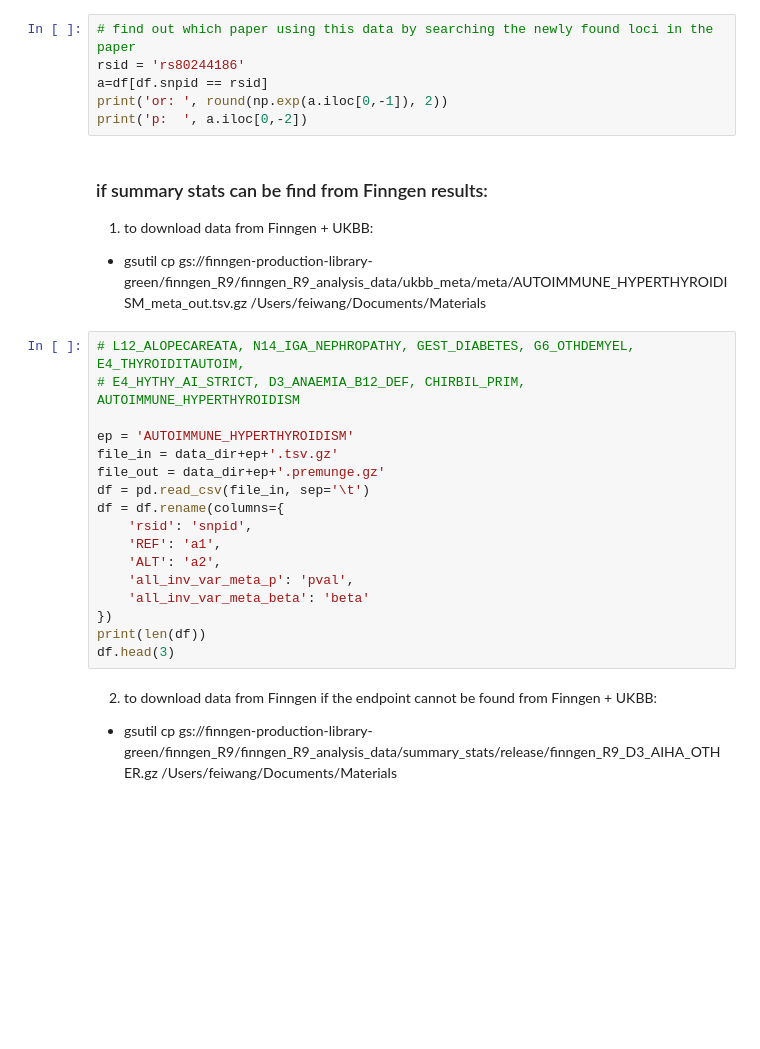
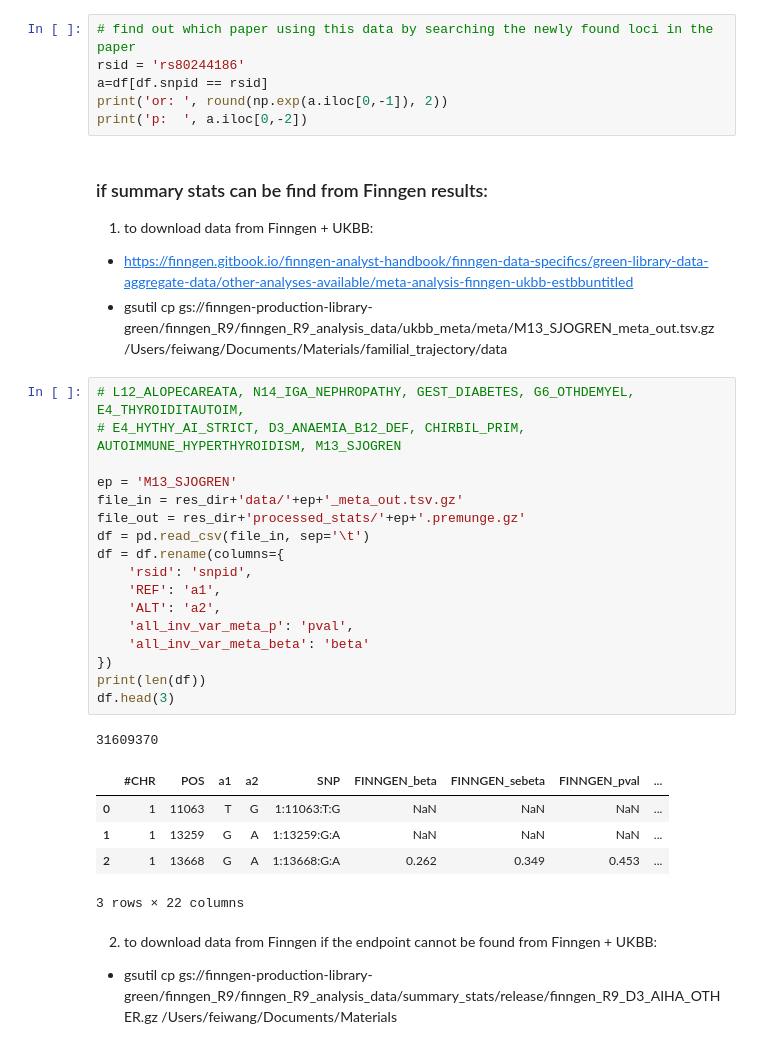
Before and after one commit to dsgelab/familial_tractories, a Jupyter notebook: ldsc.ipynb, the cells around one changed output. Drawn from its saved outputs; the diff is of its cells as text; blank space fills up the shorter version.

```diff
--- a/ldsc.ipynb
+++ b/ldsc.ipynb
@@ -124,24 +124,32 @@ print('p:  ', a.iloc[0,-2])
 # %% [markdown]
 ### if summary stats can be find from Finngen results:
 1. to download data from Finngen + UKBB:
-- gsutil cp gs://finngen-production-library-green/finngen_R9/finngen_R9_analysis_data/ukbb_meta/meta/AUTOIMMUNE_HYPERTHYROIDISM_meta_out.tsv.gz /Users/feiwang/Documents/Materials
+- https://finngen.gitbook.io/finngen-analyst-handbook/finngen-data-specifics/green-library-data-aggregate-data/other-analyses-available/meta-analysis-finngen-ukbb-estbbuntitled
+- gsutil cp gs://finngen-production-library-green/finngen_R9/finngen_R9_analysis_data/ukbb_meta/meta/M13_SJOGREN_meta_out.tsv.gz /Users/feiwang/Documents/Materials/familial_trajectory/data
 # %%
 # L12_ALOPECAREATA, N14_IGA_NEPHROPATHY, GEST_DIABETES, G6_OTHDEMYEL, E4_THYROIDITAUTOIM,
-# E4_HYTHY_AI_STRICT, D3_ANAEMIA_B12_DEF, CHIRBIL_PRIM, AUTOIMMUNE_HYPERTHYROIDISM
+# E4_HYTHY_AI_STRICT, D3_ANAEMIA_B12_DEF, CHIRBIL_PRIM, AUTOIMMUNE_HYPERTHYROIDISM, M13_SJOGREN
 
-ep = 'AUTOIMMUNE_HYPERTHYROIDISM'
-file_in = data_dir+ep+'.tsv.gz'
-file_out = data_dir+ep+'.premunge.gz'
+ep = 'M13_SJOGREN'
+file_in = res_dir+'data/'+ep+'_meta_out.tsv.gz'
+file_out = res_dir+'processed_stats/'+ep+'.premunge.gz'
 df = pd.read_csv(file_in, sep='\t')
 df = df.rename(columns={
     'rsid': 'snpid',
     'REF': 'a1',
     'ALT': 'a2',
     'all_inv_var_meta_p': 'pval',
     'all_inv_var_meta_beta': 'beta'
 })
 print(len(df))
 df.head(3)
+# %% [output]
+31609370
+|  | #CHR | POS | a1 | a2 | SNP | FINNGEN_beta | FINNGEN_sebeta | FINNGEN_pval | ... |
+| 0 | 1 | 11063 | T | G | 1:11063:T:G | NaN | NaN | NaN | ... |
+| 1 | 1 | 13259 | G | A | 1:13259:G:A | NaN | NaN | NaN | ... |
+| 2 | 1 | 13668 | G | A | 1:13668:G:A | 0.262 | 0.349 | 0.453 | ... |
+3 rows × 22 columns
 # %% [markdown]
 2. to download data from Finngen if the endpoint cannot be found from Finngen + UKBB:
 - gsutil cp gs://finngen-production-library-green/finngen_R9/finngen_R9_analysis_data/summary_stats/release/finngen_R9_D3_AIHA_OTHER.gz /Users/feiwang/Documents/Materials
```
Also changed, not shown: parts of 5 cells of this notebook, 3 other files.
